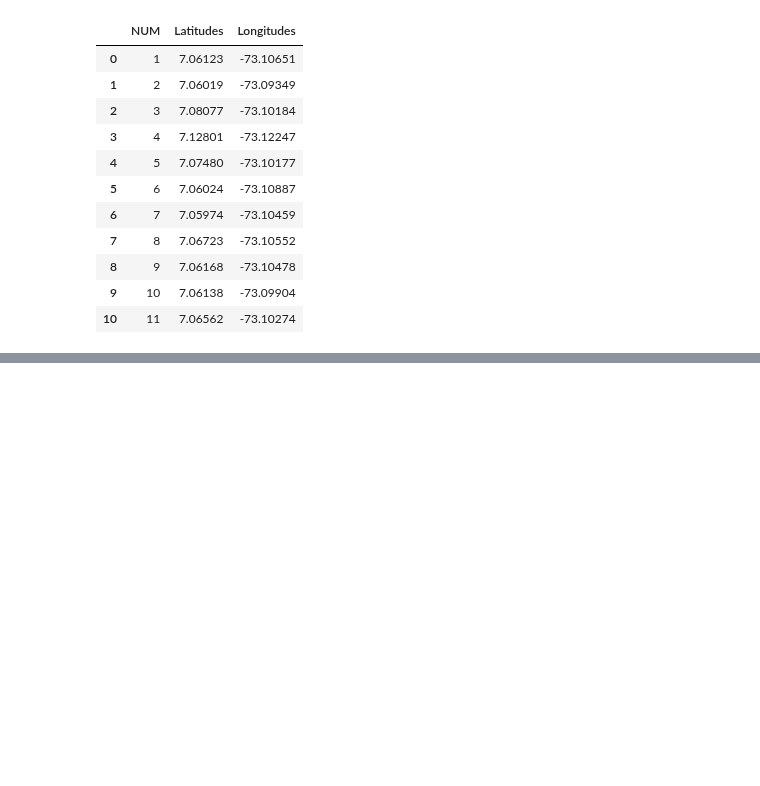
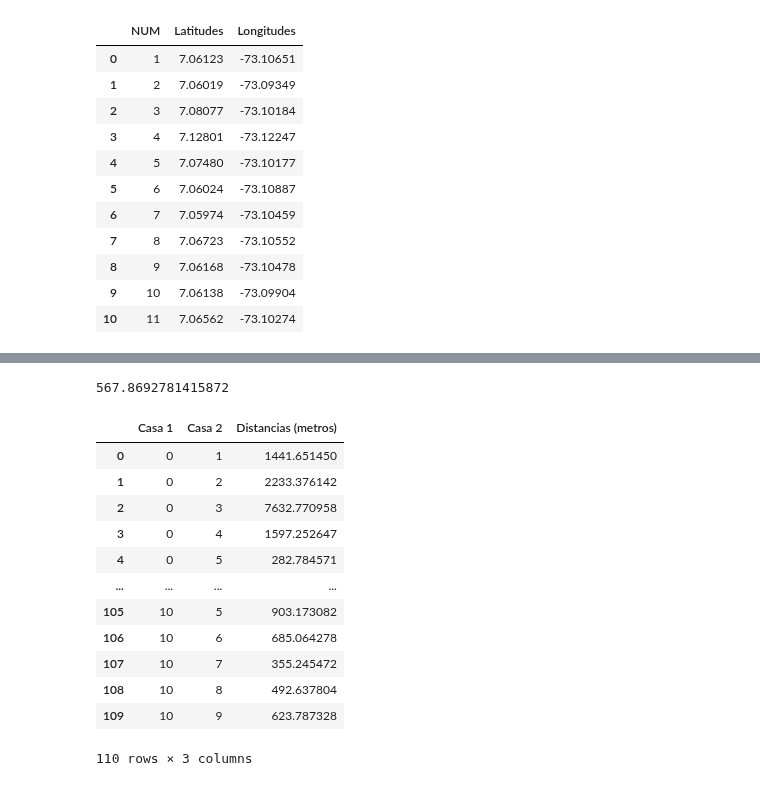
Before and after one commit to JuanSepu18/THE-DISCRETE-PATHFINDER, a Jupyter notebook: Código_del_proyecto.ipynb, the cells around one changed output, grey strips where cells are left out. Drawn from its saved outputs; the diff is of its cells as text; code cells hidden in the pictures; blank space fills up the shorter version.

```diff
--- a/Código_del_proyecto.ipynb
+++ b/Código_del_proyecto.ipynb
@@ -32,0 +38,45 @@ Imagen de los puntos para crear el grafo.
+# %%
+#Función para medir la distancia entre dos puntos del planeta según sus coordenadas, el resultado está dado en metros.
+def distanciaEntreCoordenadas(lat1,long1,lat2,long2):
+  rad = math.pi/180
+  difLat = lat2-lat1
+  difLong = long2-long1
+  contenidoRaiz = (math.sin(rad * difLat / 2))**2 + math.cos(lat1*rad) * math.cos(lat2*rad) * ((math.sin(difLong*rad/2)))**2
+  distancia = 2 * 6372000 * math.asin(math.sqrt(contenidoRaiz))
+
+  return distancia
+# %%
+distanciaEntreCoordenadas(6.27823496943,-75.5694735416,6.28331696378,-75.5689742567)
+# %% [output]
+567.8692781415872
+# %%
+matrizDistancias = []
+
+for i in range(0,len(baseDeDatos)):
+  for j in range (0,len(baseDeDatos)):
+    if (i != j):
+      punto1Lat = baseDeDatos.at[i,'Latitudes']
+      punto1Long = baseDeDatos.at[i,'Longitudes']
+      punto2Lat = baseDeDatos.at[j,'Latitudes']
+      punto2Long = baseDeDatos.at[j,'Longitudes']
+      matrizDistancias.append([i,j,distanciaEntreCoordenadas(punto1Lat,punto1Long,punto2Lat,punto2Long)])
+# %%
+dataBaseDistances = pd.DataFrame(matrizDistancias)
+dataBaseDistances.rename(columns = {0 : 'Casa 1',1: 'Casa 2', 2:'Distancias (metros)'}, inplace = True)
+# %%
+#Base de datos con la distancia de todas las casas entre ellas.
+dataBaseDistances
+# %% [output]
+|  | Casa 1 | Casa 2 | Distancias (metros) |
+| 0 | 0 | 1 | 1441.651450 |
+| 1 | 0 | 2 | 2233.376142 |
+| 2 | 0 | 3 | 7632.770958 |
+| 3 | 0 | 4 | 1597.252647 |
+| 4 | 0 | 5 | 282.784571 |
+| ... | ... | ... | ... |
+| 105 | 10 | 5 | 903.173082 |
+| 106 | 10 | 6 | 685.064278 |
+| 107 | 10 | 7 | 355.245472 |
+| 108 | 10 | 8 | 492.637804 |
+| 109 | 10 | 9 | 623.787328 |
+110 rows × 3 columns
```
Also changed, not shown: parts of 2 cells of this notebook.
